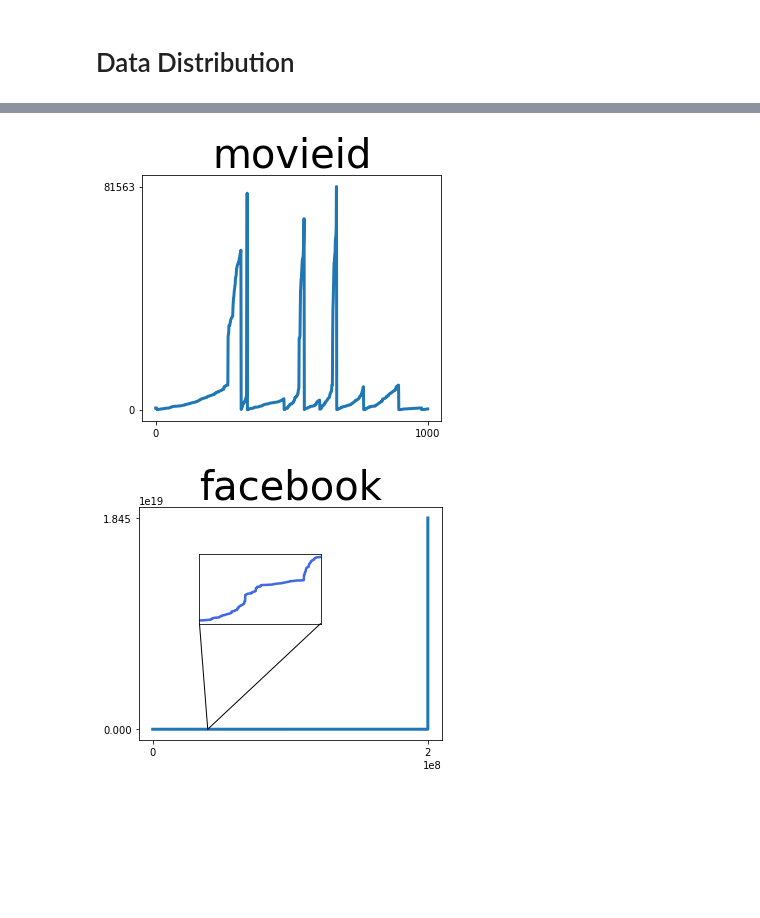
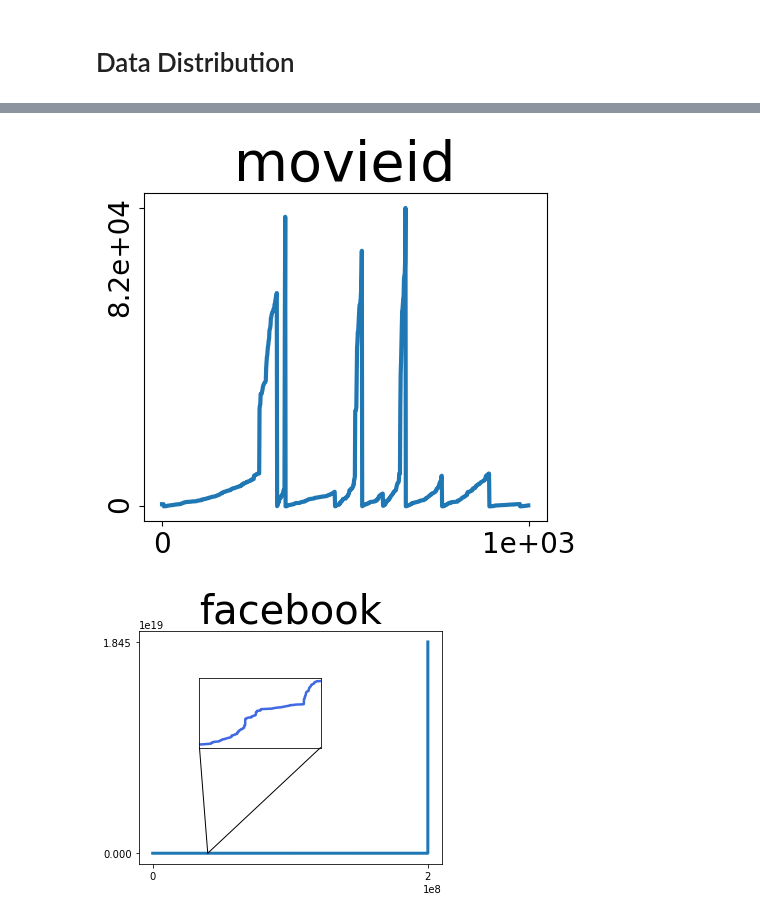
Before and after one commit to yhliu918/Learn-to-Compress, a Jupyter notebook: scripts/paper_scripts/plot_cr_ra.ipynb, the cells around one changed output, grey strips where cells are left out. Drawn from its saved outputs; the diff is of its cells as text; code cells hidden in the pictures; blank space fills up the shorter version.

```diff
--- a/scripts/paper_scripts/plot_cr_ra.ipynb
+++ b/scripts/paper_scripts/plot_cr_ra.ipynb
@@ -605,5 +1040,0 @@ plt.savefig('fix_partition_Ushape.pdf',dpi=500, transparent=True)
-# %%
-v = [0,30,31,32,29,49,119,124,118,122]
-x = [i for i in range(len(v))]
-plt.figure(figsize=(4, 3))
-plt.scatter(x,v)
@@ -743,10 +1192,10 @@ for i in range(len(plot_dataset)):
 # %%
-plot_dataset = ['poisson_randomdie.txt']
-data_name = ['poisson']
+plot_dataset = ['ml_timestamp.txt']
+data_name = ['ml']
 for i in range(len(plot_dataset)):
     name = plot_dataset[i]
-    dataset = base_path+'/integer_data/'+name
+    dataset = base_path+'/data/'+name
     ff = open(dataset,'r')
     data = [int(item[:-1]) for item in ff.readlines()]
-    data_distribution(data,data_name[i],(0.5, 0.1, 0.4, 0.3),1600)
+    data_distribution(data,data_name[i],(0.5, 0.07, 0.4, 0.3),1600)
 # %% [output]
@@ -754,9 +1202,0 @@ for i in range(len(plot_dataset)):
-# %%
-plot_dataset = ['ml_timestamp.txt']
-data_name = ['ml']
-for i in range(len(plot_dataset)):
-    name = plot_dataset[i]
-    dataset = base_path+'/integer_data/'+name
-    ff = open(dataset,'r')
-    data = [int(item[:-1]) for item in ff.readlines()]
-    data_distribution(data,data_name[i],(0.5, 0.07, 0.4, 0.3),1600)
@@ -773,20 +1211,16 @@ def data_distribution(data,name, box_pos, length=100):
     axins.plot(index, data, color='#4169E1',linewidth=2.5)
 
 
-    # 设置放大区间  对应横坐标
     zone_left = int(N * 0.2)
     zone_right = int(N * 0.2)+length
 
 
-    # 坐标轴的扩展比例（根据实际数据调整）
     x_ratio = 0
     y_ratio = 0.05
 
-    # X轴的显示范围
     xlim0 = index[zone_left]-(index[zone_right]-index[zone_left])*x_ratio
     xlim1 = index[zone_right]+(index[zone_right]-index[zone_left])*x_ratio
 
-    # Y轴的显示范围
     y = np.hstack((data[zone_left:zone_right], data[zone_left:zone_right],))
     ylim0 = np.min(y)-(np.max(y)-np.min(y))*y_ratio
     ylim1 = np.max(y)+(np.max(y)-np.min(y))*y_ratio
@@ -800,8 +1234,9 @@ def data_distribution(data,name, box_pos, length=100):
 
     ax.set_xticks([0,max(index)+1])
     ax.set_yticks([0,max(data)+1])
+    ax.xaxis.set_tick_params(labelsize=15)
+    ax.yaxis.set_tick_params(labelsize=15)
 
-    # 原图中画方框
     tx0 = xlim0
     tx1 = xlim1
     ty0 = ylim0
@@ -810,7 +1245,6 @@ def data_distribution(data,name, box_pos, length=100):
     sy = [ty0,ty0,ty1,ty1,ty0]
     ax.plot(sx,sy,"black")
 
-    # 画两条线
     xy = (xlim0,ylim0)
     xy2 = (xlim0,ylim0)
     con = ConnectionPatch(xyA=xy2,xyB=xy,coordsA="data",coordsB="data",
@@ -843,24 +1275,31 @@ for i in range(len(plot_dataset)):
 # %%
+from matplotlib.ticker import FuncFormatter
 plot_dataset = 'movieid.txt'
 data_name = 'movieid'
-dataset = base_path+'/integer_data/'+plot_dataset
+dataset = base_path+'/data/'+plot_dataset
 ff = open(dataset,'r')
 data = [int(item[:-1]) for item in ff.readlines()]
 N = len(data)
 plot_data = data[int(N*0.2):int(N*0.2)+1000]
 index = [i for i in range(len(plot_data))]
 plt.figure( figsize=(5, 4.5) )
 plt.plot(index, plot_data,linewidth=3)
 
-plt.xticks([0,max(index)+1])
-plt.yticks([0,max(plot_data)+1])
+plt.xticks([0,max(index)+1], fontsize = 20)
+plt.yticks([0,max(plot_data)+1], fontsize = 20, rotation=90)
+def formatnum(x, pos):
+    return '%.2g' % (x)
+formatter = FuncFormatter(formatnum)
+plt.gca().yaxis.set_major_formatter(formatter)
+plt.gca().xaxis.set_major_formatter(formatter)
+
 plt.title(data_name, fontsize= 40)
 plt.tight_layout()
 plt.savefig('distributionmovieid.pdf',dpi=500, transparent=True)
 
 plt.show()
 # %% [output]
-[figure, old version]
+[figure, new version]
 # %%
 import numpy as np
 
```
Also changed, not shown: parts of 42 cells of this notebook, 3 other files.
